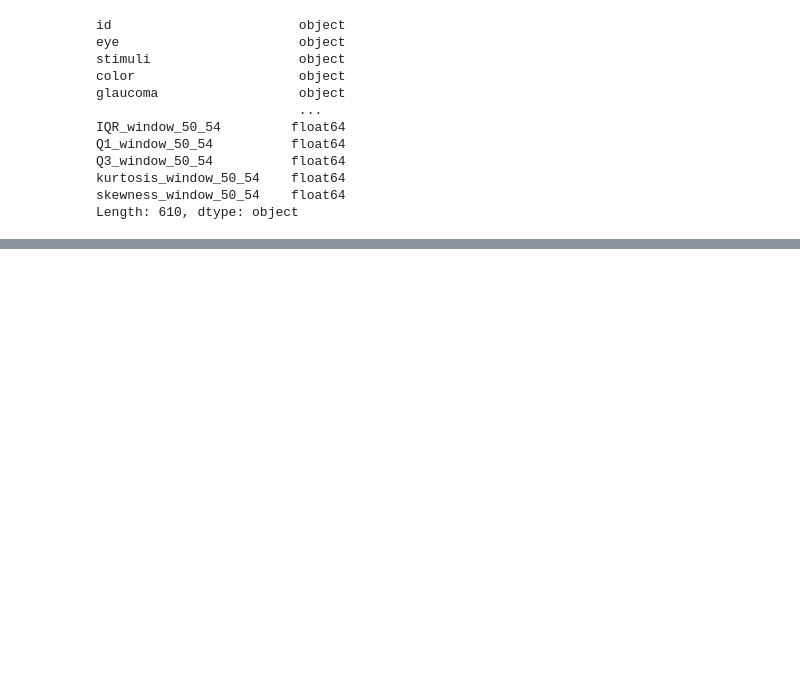
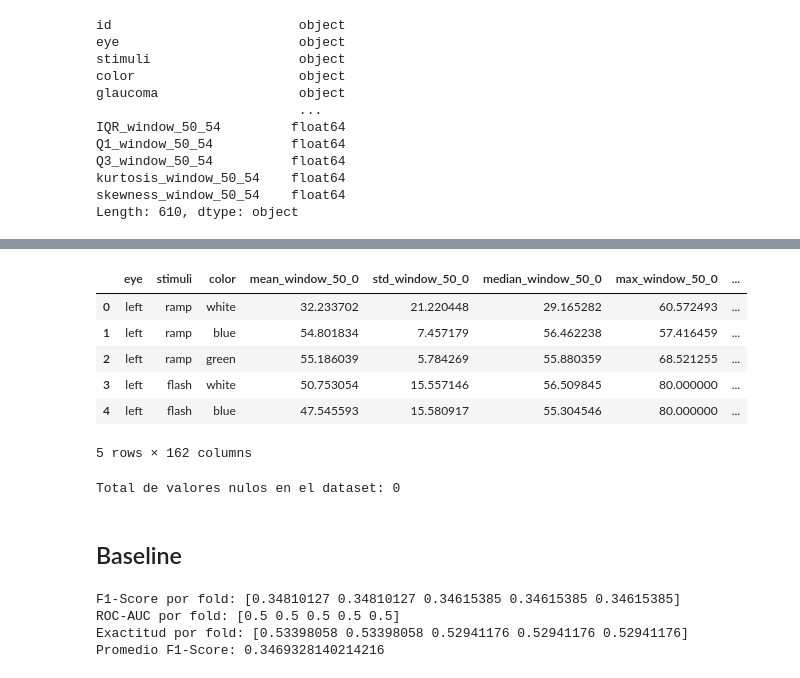
Before and after one commit to Manelzc/Trabajo_de_Titulo_PLR_ML, a Jupyter notebook: exploration.ipynb, the cells around one changed output, grey strips where cells are left out. Saved outputs shown, nothing was run; the diff lists cells and outputs as text; code cells hidden in the pictures; blank space fills up the shorter version.

```diff
--- a/exploration.ipynb
+++ b/exploration.ipynb
@@ -208,0 +345,47 @@ Name: count, dtype: float64
+# %%
+X_train.head()
+# %% [output]
+|  | eye | stimuli | color | mean_window_50_0 | std_window_50_0 | median_window_50_0 | max_window_50_0 | ... |
+| 0 | left | ramp | white | 32.233702 | 21.220448 | 29.165282 | 60.572493 | ... |
+| 1 | left | ramp | blue | 54.801834 | 7.457179 | 56.462238 | 57.416459 | ... |
+| 2 | left | ramp | green | 55.186039 | 5.784269 | 55.880359 | 68.521255 | ... |
+| 3 | left | flash | white | 50.753054 | 15.557146 | 56.509845 | 80.000000 | ... |
+| 4 | left | flash | blue | 47.545593 | 15.580917 | 55.304546 | 80.000000 | ... |
+5 rows × 162 columns
+# %%
+total_nulls = X_train.isnull().sum().sum()
+print(f"Total de valores nulos en el dataset: {total_nulls}")
+# %% [output]
+Total de valores nulos en el dataset: 0
+# %% [markdown]
+## Baseline
+# %%
+from sklearn.model_selection import cross_val_score
+from sklearn.dummy import DummyClassifier  # Ejemplo con un modelo Dummy (puedes reemplazar con otros modelos)
+from sklearn.model_selection import cross_validate
+
+# Definir el modelo Dummy para probar el ciclo (puedes cambiar por otro clasificador)
+dummy_model = DummyClassifier(strategy="most_frequent")
+
+# Crear el pipeline con el preprocesador y el modelo
+pipeline = Pipeline([
+    ('preprocessor', preprocessor),
+    ('classifier', dummy_model)  # Reemplaza esto con cualquier modelo que desees usar
+])
+
+# Definir las métricas a calcular
+scoring = ['f1_macro', 'accuracy', 'roc_auc']
+
+# Validación cruzada con múltiples métricas
+cv_results = cross_validate(pipeline, X_train, y_train, cv=5, scoring=scoring, return_train_score=True)
+
+# Mostrar resultados
+print("F1-Score por fold:", cv_results['test_f1_macro'])
+print("ROC-AUC por fold:", cv_results['test_roc_auc'])
+print("Exactitud por fold:", cv_results['test_accuracy'])
+print("Promedio F1-Score:", cv_results['test_f1_macro'].mean())
+# %% [output]
+F1-Score por fold: [0.34810127 0.34810127 0.34615385 0.34615385 0.34615385]
+ROC-AUC por fold: [0.5 0.5 0.5 0.5 0.5]
+Exactitud por fold: [0.53398058 0.53398058 0.52941176 0.52941176 0.52941176]
+Promedio F1-Score: 0.3469328140214216
```
Also changed, not shown: parts of 46 cells of this notebook.
